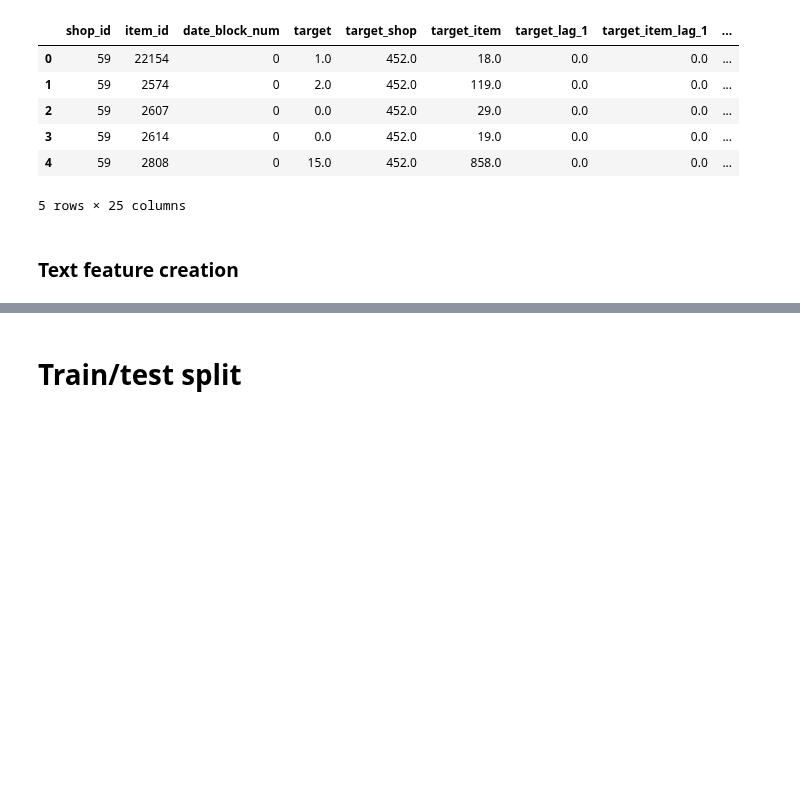
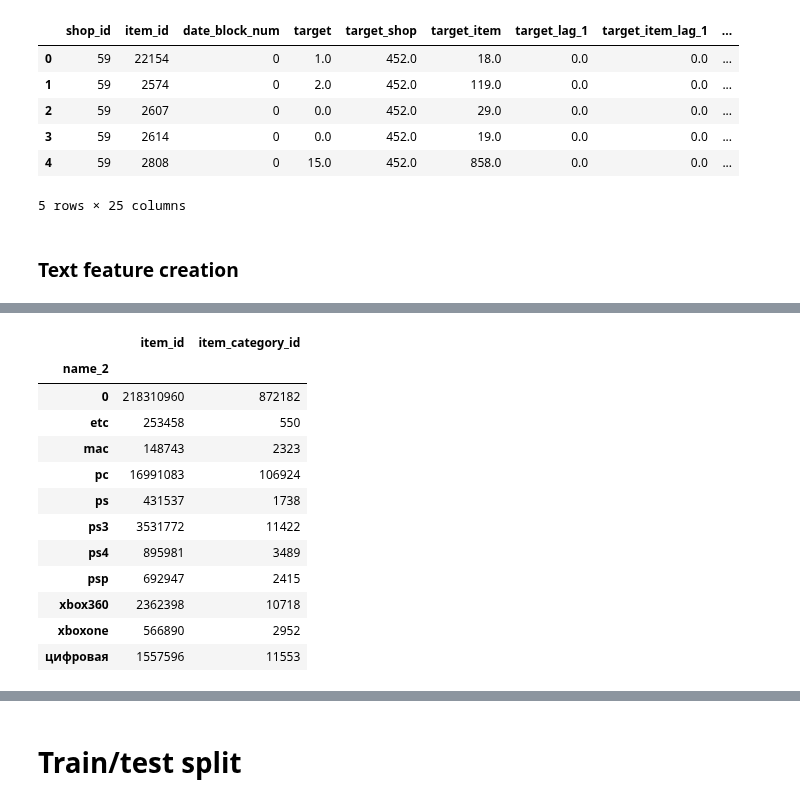
Before and after one commit to kryvokhyzha/examples-and-courses, a Jupyter notebook: How to Win a Data Science Competition/FinalProject/notebooks/main.ipynb, the cells around one changed output, grey strips where cells are left out. Drawn from its saved outputs; the diff is of its cells as text; code cells hidden in the pictures; blank space fills up the shorter version.

```diff
--- a/How to Win a Data Science Competition/FinalProject/notebooks/main.ipynb
+++ b/How to Win a Data Science Competition/FinalProject/notebooks/main.ipynb
@@ -654,0 +820,21 @@ array(['Якутск', 'Адыгея', 'Балашиха', 'Волжский', '
+# %%
+drop_list = ['5c5', '5c7', '5f4', '6dv', '6jv', '6l6', 'android', 'hm3', 'j72', 'kf6', 'kf7','kg4',
+            'ps2', 's3v', 's4v'	,'англ', 'русская', 'только', 'цифро']
+
+items_df.name_2 = items_df.type.apply(lambda x: 'etc' if x in drop_list else x)
+items_df = items_df.drop(['type'], axis=1)
+items_df.groupby('name_2').sum()
+# %% [output]
+|  | item_id | item_category_id |
+| name_2 |  |  |
+| 0 | 218310960 | 872182 |
+| etc | 253458 | 550 |
+| mac | 148743 | 2323 |
+| pc | 16991083 | 106924 |
+| ps | 431537 | 1738 |
+| ps3 | 3531772 | 11422 |
+| ps4 | 895981 | 3489 |
+| psp | 692947 | 2415 |
+| xbox360 | 2362398 | 10718 |
+| xboxone | 566890 | 2952 |
+| цифровая | 1557596 | 11553 |
```
Also changed, not shown: parts of 27 cells of this notebook, 28 other files.
